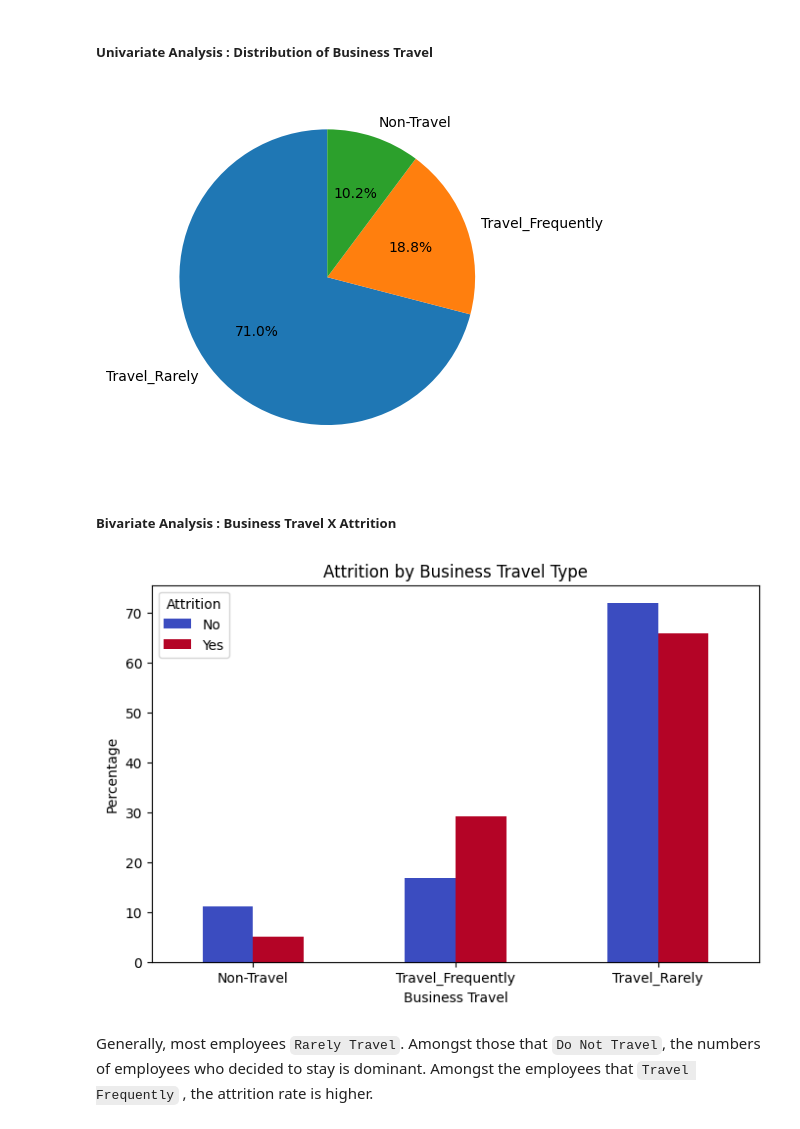
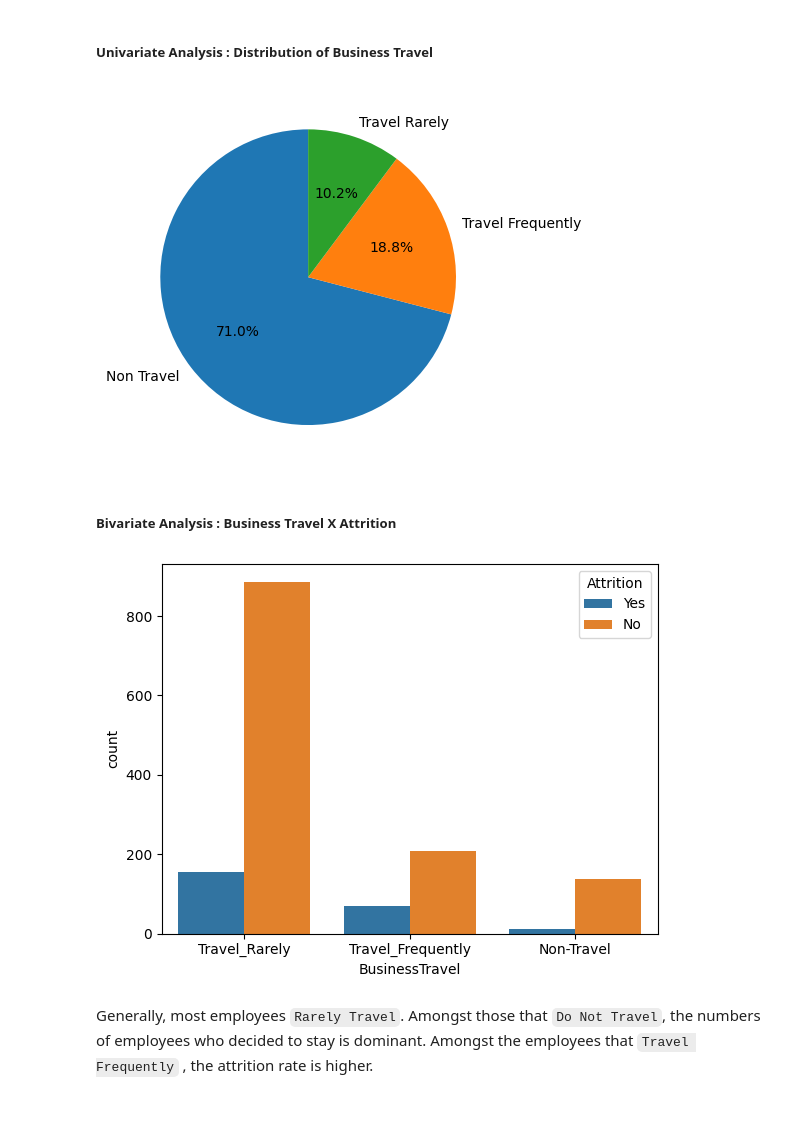
Before and after one commit to CreativeTob/InsightHQ, a Jupyter notebook: main.ipynb, the cells around one changed output. Cells and saved outputs as stored; diff of their text form; code cells hidden in the pictures.

```diff
--- a/pst.ipynb
+++ b/main.ipynb
@@ -360,35 +369,22 @@ Business_Travel.reset_index()
 ##### Univariate Analysis : Distribution of Business Travel
 # %%
 # Distribution of Business Travel categories
+labels = ['Non Travel', 'Travel Frequently', 'Travel Rarely']
 
-
-plt.pie(Business_Travel, labels = Business_Travel.index, autopct='%1.1f%%', startangle=90)
+plt.pie(Business_Travel, labels = labels, autopct='%1.1f%%', startangle=90)
 
 plt.show()
 # %% [output]
-[figure, old version]
+[figure, new version]
 # %% [markdown]
 ##### Bivariate Analysis : Business Travel X Attrition
 # %%
-BT_Attrition = df.pivot_table(
-    index='Attrition',
-    columns='BusinessTravel',
-    values='EmployeeNumber',  # any numeric column just to count
-    aggfunc='count',
-    fill_value=0
-)
 
-BT_Attrition_pct = BT_Attrition.div(BT_Attrition.sum(axis=1), axis=0) * 100
+sns.countplot(data = df, x = 'BusinessTravel' , hue = 'Attrition' )
 
-
-BT_Attrition_pct.T.plot(kind='bar',figsize=(8,5), colormap='coolwarm')
-plt.title('Attrition by Business Travel Type')
-plt.xticks(rotation=360)
-plt.ylabel('Percentage')
-plt.xlabel('Business Travel')
 plt.show()
 # %% [output]
-[figure, old version]
+[figure, new version]
 # %% [markdown]
 Generally, most employees `Rarely Travel`.
 Amongst those that ` Do Not Travel `, the numbers of employees who decided to stay is dominant.
```
Also changed, not shown: parts of 78 cells of this notebook.
